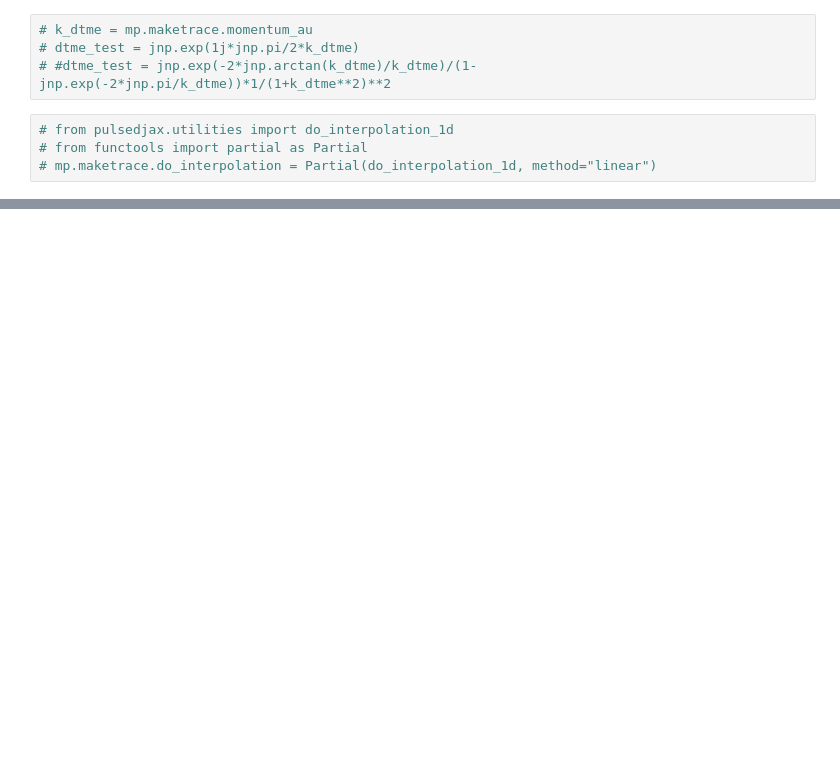
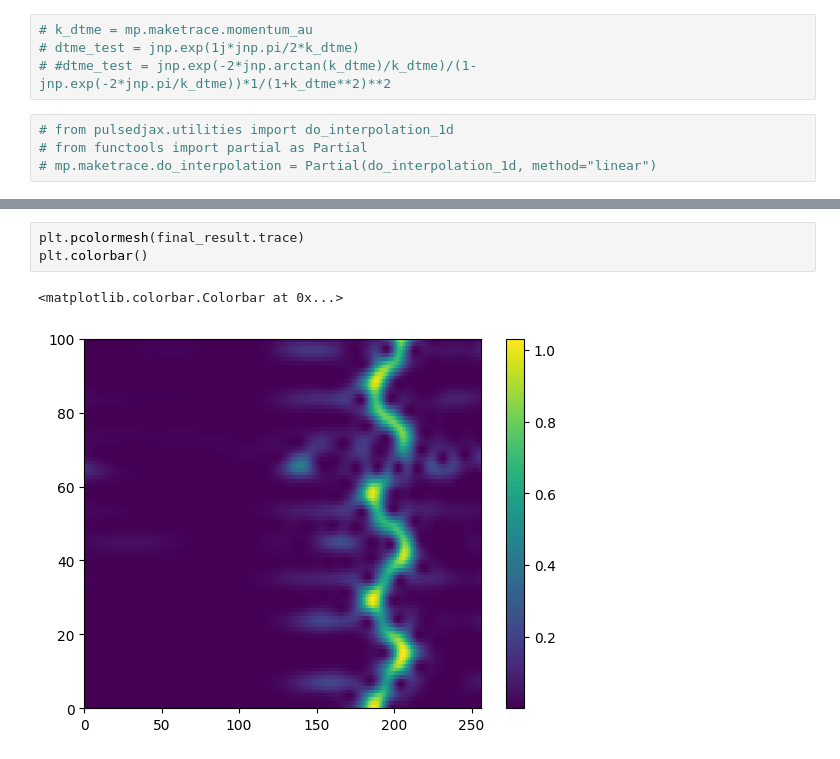
Before and after one commit to matillda123/Pulse-Retrieval-with-JAX, a Jupyter notebook: _usage_example.ipynb, the cells around one changed output, grey strips where cells are left out. Saved outputs shown, nothing was run; the diff lists cells and outputs as text; blank space fills up the shorter version.

```diff
--- a/_usage_example.ipynb
+++ b/_usage_example.ipynb
@@ -87,0 +117,6 @@ plt.pcolormesh(final_result.measured_trace)
+# %%
+plt.pcolormesh(final_result.trace)
+plt.colorbar()
+# %% [output]
+<matplotlib.colorbar.Colorbar at 0x...>
+[figure, added]
```
Also changed, not shown: parts of 14 cells of this notebook, 9 other files.
